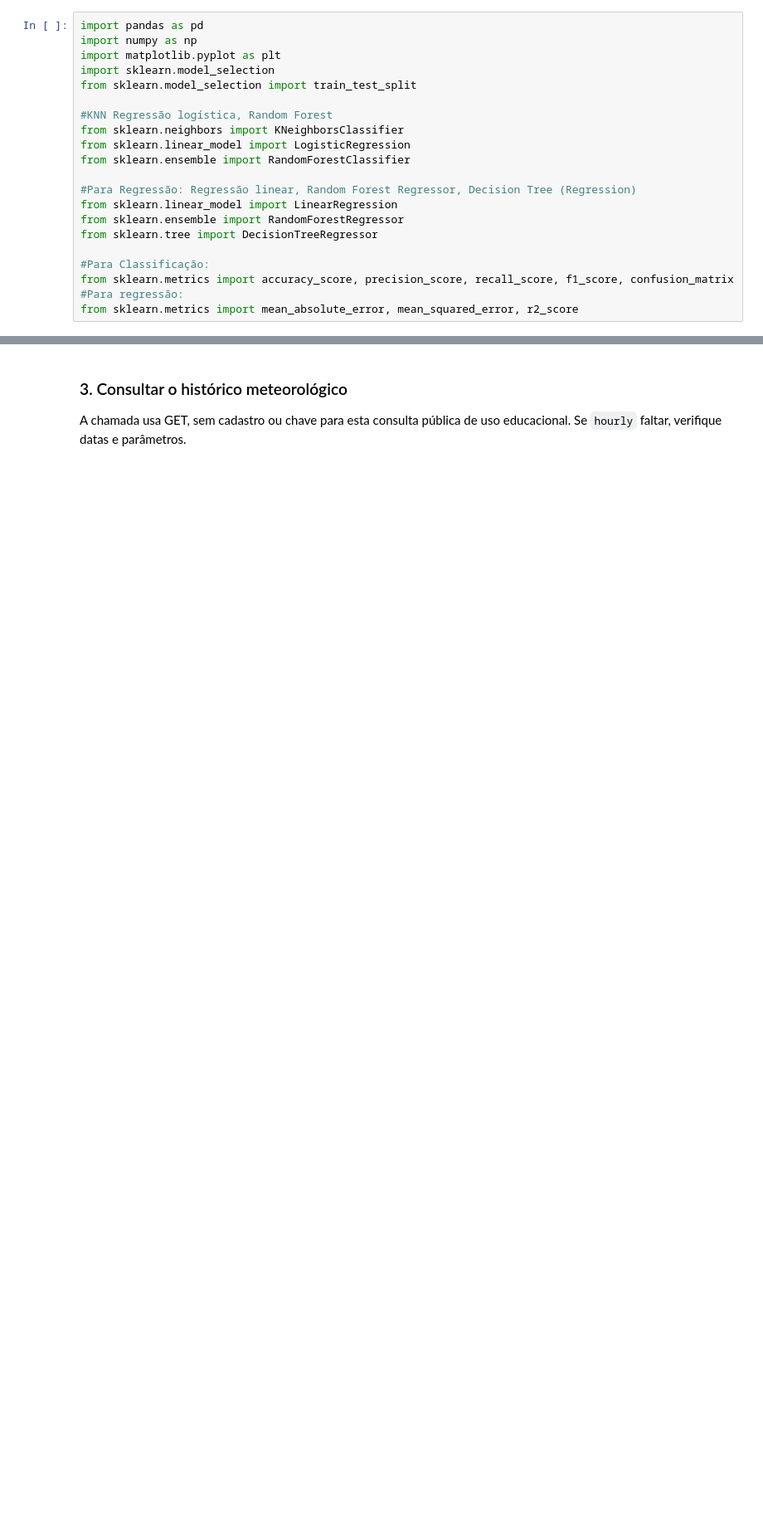
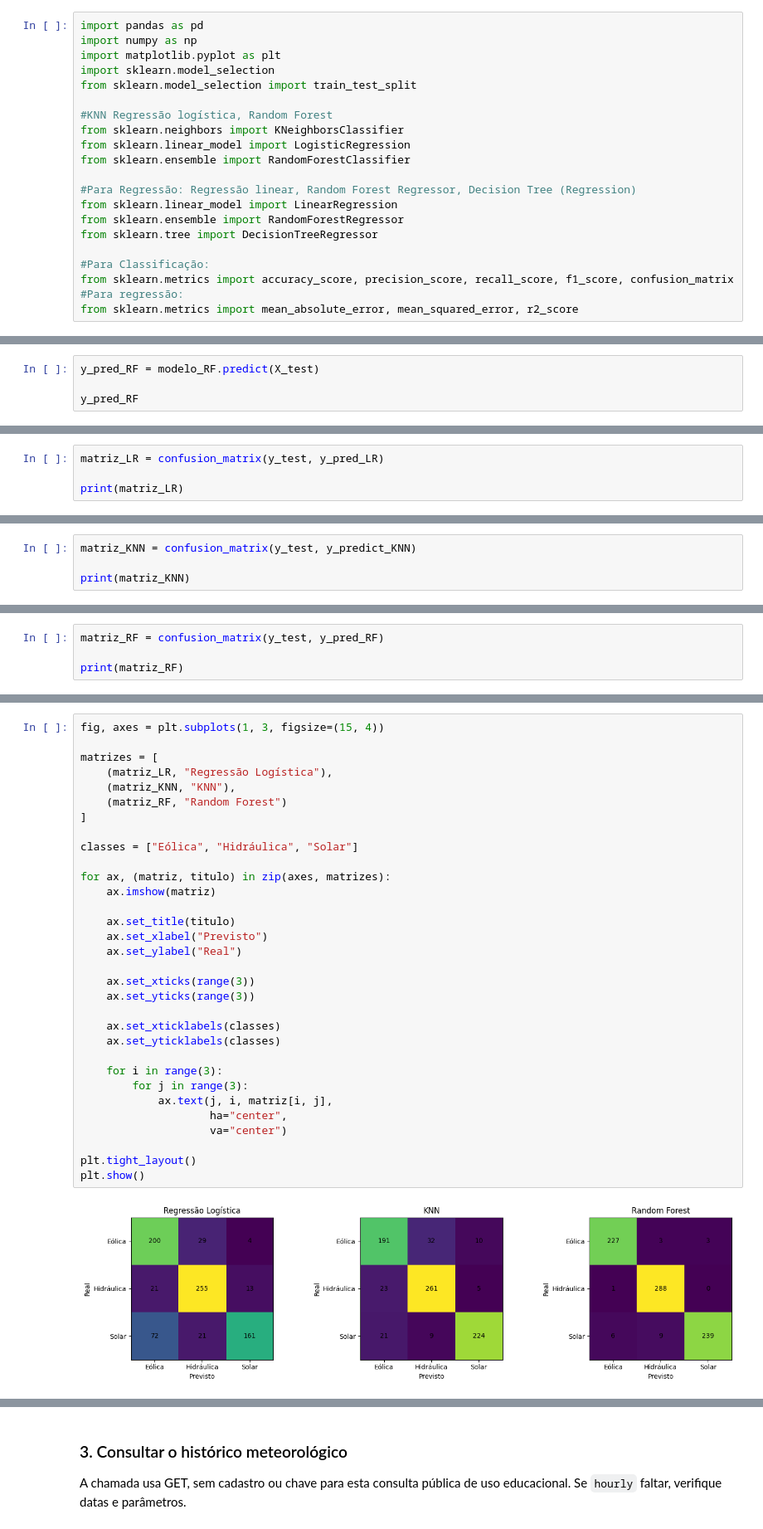
Before and after one commit to gabrielcggs/CP02-SERS-MACHINE-LEARNING, a Jupyter notebook: Aula_APIs_Energia_Renovavel_ML.ipynb, the cells around one changed output, grey strips where cells are left out. Shown at 83% size. Cells and saved outputs as stored; diff of their text form; blank space fills up the shorter version.

```diff
--- a/Aula_APIs_Energia_Renovavel_ML.ipynb
+++ b/Aula_APIs_Energia_Renovavel_ML.ipynb
@@ -150,0 +302,4 @@ from sklearn.metrics import mean_absolute_error, mean_squared_error, r2_score
+# %%
+y_pred_RF = modelo_RF.predict(X_test)
+
+y_pred_RF
@@ -150,0 +403,4 @@ from sklearn.metrics import mean_absolute_error, mean_squared_error, r2_score
+# %%
+matriz_LR = confusion_matrix(y_test, y_pred_LR)
+
+print(matriz_LR)
@@ -150,0 +411,4 @@ from sklearn.metrics import mean_absolute_error, mean_squared_error, r2_score
+# %%
+matriz_KNN = confusion_matrix(y_test, y_predict_KNN)
+
+print(matriz_KNN)
@@ -150,0 +419,4 @@ from sklearn.metrics import mean_absolute_error, mean_squared_error, r2_score
+# %%
+matriz_RF = confusion_matrix(y_test, y_pred_RF)
+
+print(matriz_RF)
@@ -150,0 +427,34 @@ from sklearn.metrics import mean_absolute_error, mean_squared_error, r2_score
+# %%
+fig, axes = plt.subplots(1, 3, figsize=(15, 4))
+
+matrizes = [
+    (matriz_LR, "Regressão Logística"),
+    (matriz_KNN, "KNN"),
+    (matriz_RF, "Random Forest")
+]
+
+classes = ["Eólica", "Hidráulica", "Solar"]
+
+for ax, (matriz, titulo) in zip(axes, matrizes):
+    ax.imshow(matriz)
+
+    ax.set_title(titulo)
+    ax.set_xlabel("Previsto")
+    ax.set_ylabel("Real")
+
+    ax.set_xticks(range(3))
+    ax.set_yticks(range(3))
+
+    ax.set_xticklabels(classes)
+    ax.set_yticklabels(classes)
+
+    for i in range(3):
+        for j in range(3):
+            ax.text(j, i, matriz[i, j],
+                    ha="center",
+                    va="center")
+
+plt.tight_layout()
+plt.show()
+# %% [output]
+[figure, added]
```
Also changed, not shown: parts of 32 cells of this notebook.
